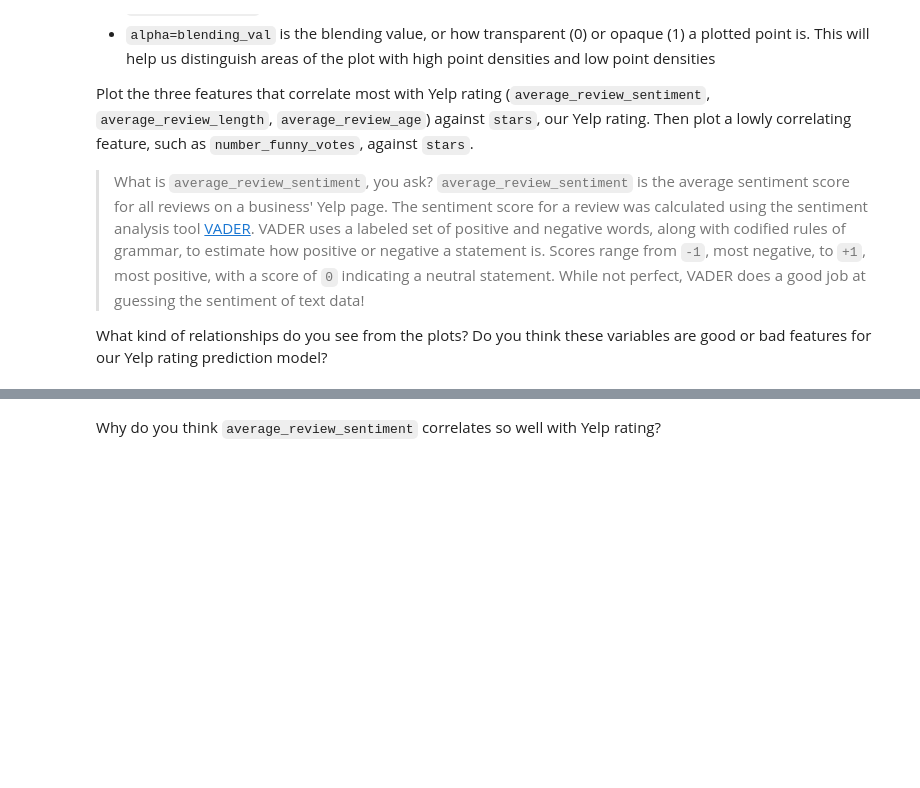
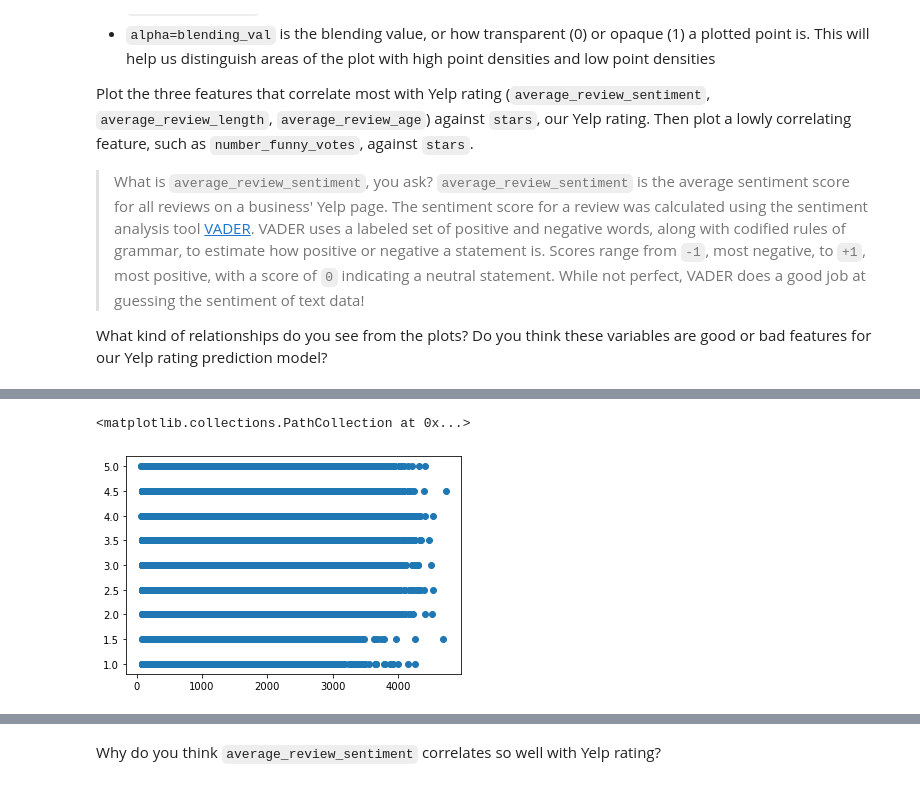
Before and after one commit to itskamillaa/yelp-review-analysis, a Jupyter notebook: yelp_regression.ipynb, the cells around one changed output, grey strips where cells are left out. Cells and saved outputs as stored; diff of their text form; code cells hidden in the pictures; blank space fills up the shorter version.

```diff
--- a/yelp_regression.ipynb
+++ b/yelp_regression.ipynb
@@ -154,4 +356,8 @@ from matplotlib import pyplot as plt
 # %%
 # plot average_review_age against stars here
+plt.scatter(df.average_review_age,df.stars,alpha=1)
+# %% [output]
+<matplotlib.collections.PathCollection at 0x...>
+[figure, added]
 # %%
 # plot number_funny_votes against stars here
```
Also changed, not shown: parts of 28 cells of this notebook.
